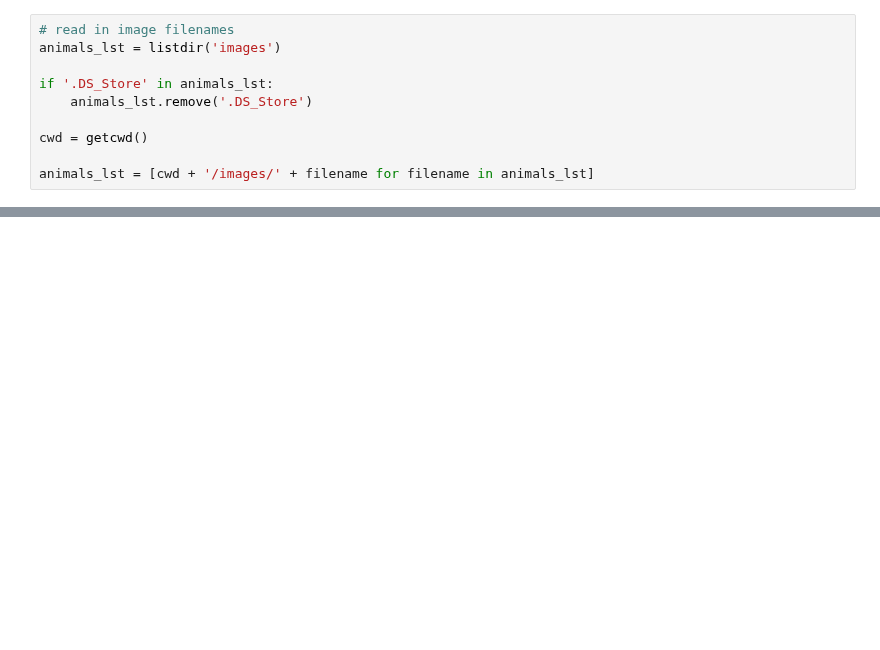
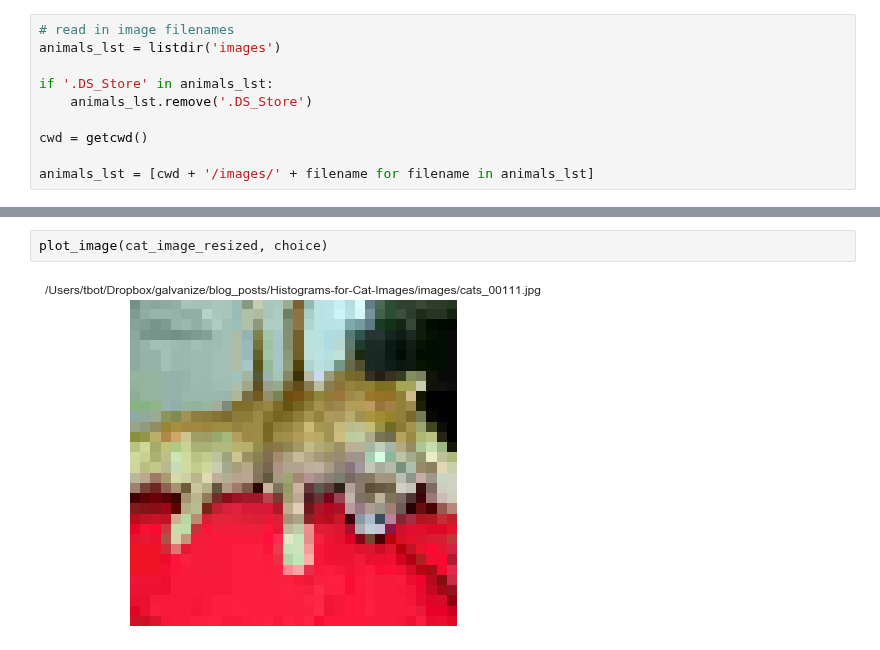
Before and after one commit to MnemoSemiotic/Histograms-for-Cat-Images, a Jupyter notebook: exploring_images.ipynb, the cells around one changed output, grey strips where cells are left out. Cells and saved outputs as stored; diff of their text form; blank space fills up the shorter version.

```diff
--- a/exploring_images.ipynb
+++ b/exploring_images.ipynb
@@ -47,0 +72,4 @@ plot_histogram(g, animals_lst[1])
+# %%
+plot_image(cat_image_resized, choice)
+# %% [output]
+[figure, added]
```
Also changed, not shown: parts of 10 cells of this notebook, 1 other file.
